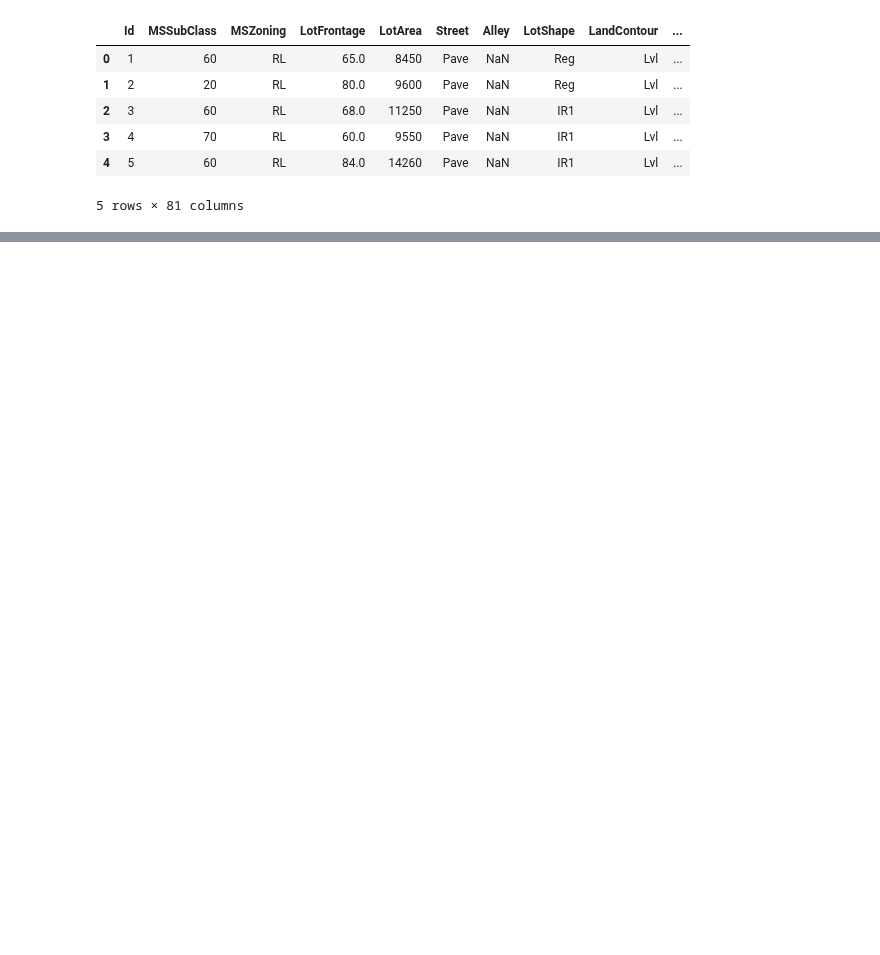
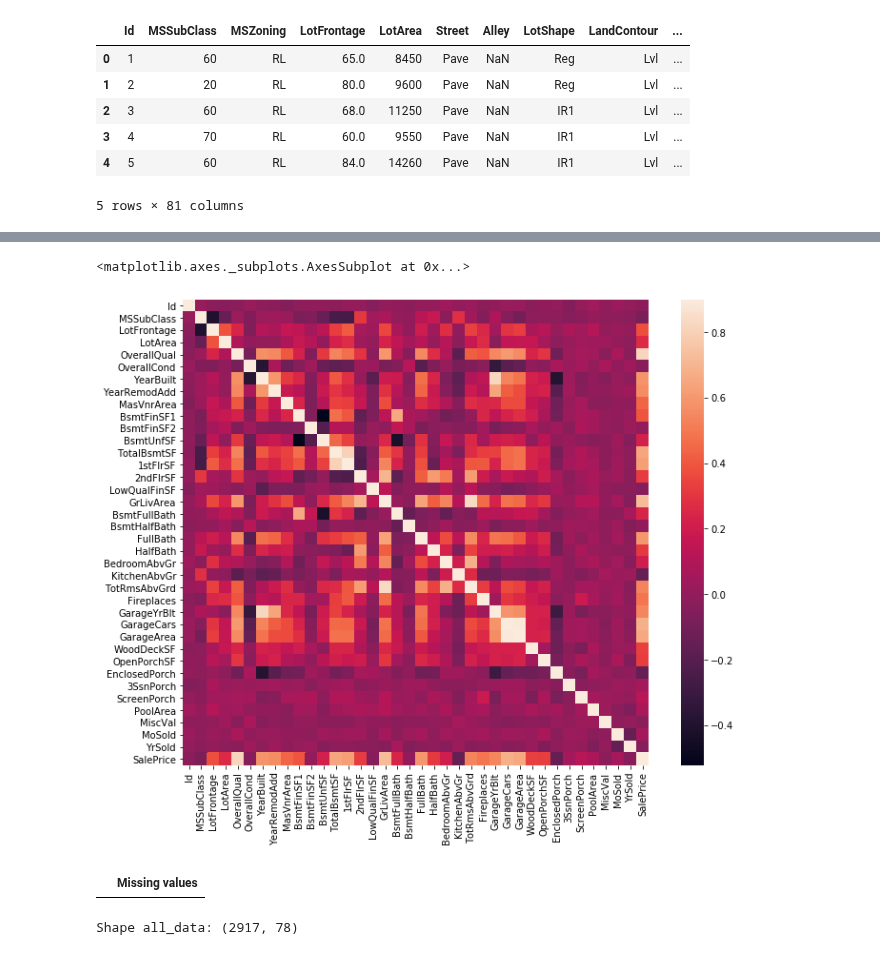
Before and after one commit to mascomen4/house_prices, a Jupyter notebook: models/predict_prices.ipynb, the cells around one changed output, grey strips where cells are left out. Saved outputs shown, nothing was run; the diff lists cells and outputs as text; code cells hidden in the pictures; blank space fills up the shorter version.

```diff
--- a/models/predict_prices.ipynb
+++ b/models/predict_prices.ipynb
@@ -166,0 +209,8 @@ ValueError: Classification metrics can't handle a mix of multiclass and continuo
+# %%
+# Check for correlation between columns
+corr = df.corr()
+plt.subplots(figsize=(12,9))
+sns.heatmap(corr, vmax=0.9, square=True)
+# %% [output]
+<matplotlib.axes._subplots.AxesSubplot at 0x...>
+[figure, added]
@@ -166,0 +246,4 @@ ValueError: Classification metrics can't handle a mix of multiclass and continuo
+# %%
+show_missing_ratio()
+# %% [output]
+|  | Missing values |
@@ -166,0 +262,17 @@ ValueError: Classification metrics can't handle a mix of multiclass and continuo
+# %%
+from sklearn.preprocessing import LabelEncoder
+cols = ('FireplaceQu', 'BsmtQual', 'BsmtCond', 'GarageQual', 'GarageCond',
+        'ExterQual', 'ExterCond','HeatingQC', 'PoolQC', 'KitchenQual', 'BsmtFinType1',
+        'BsmtFinType2', 'Functional', 'Fence', 'BsmtExposure', 'GarageFinish', 'LandSlope',
+        'LotShape', 'PavedDrive', 'Street', 'Alley', 'CentralAir', 'MSSubClass', 'OverallCond',
+        'YrSold', 'MoSold')
+# process columns, apply LabelEncoder to categorical features
+for c in cols:
+    lbl = LabelEncoder()
+    lbl.fit(list(all_data[c].values))
+    all_data[c] = lbl.transform(list(all_data[c].values))
+
+# shape
+print('Shape all_data: {}'.format(all_data.shape))
+# %% [output]
+Shape all_data: (2917, 78)
```
Also changed, not shown: parts of 63 cells of this notebook, 1 other file.
